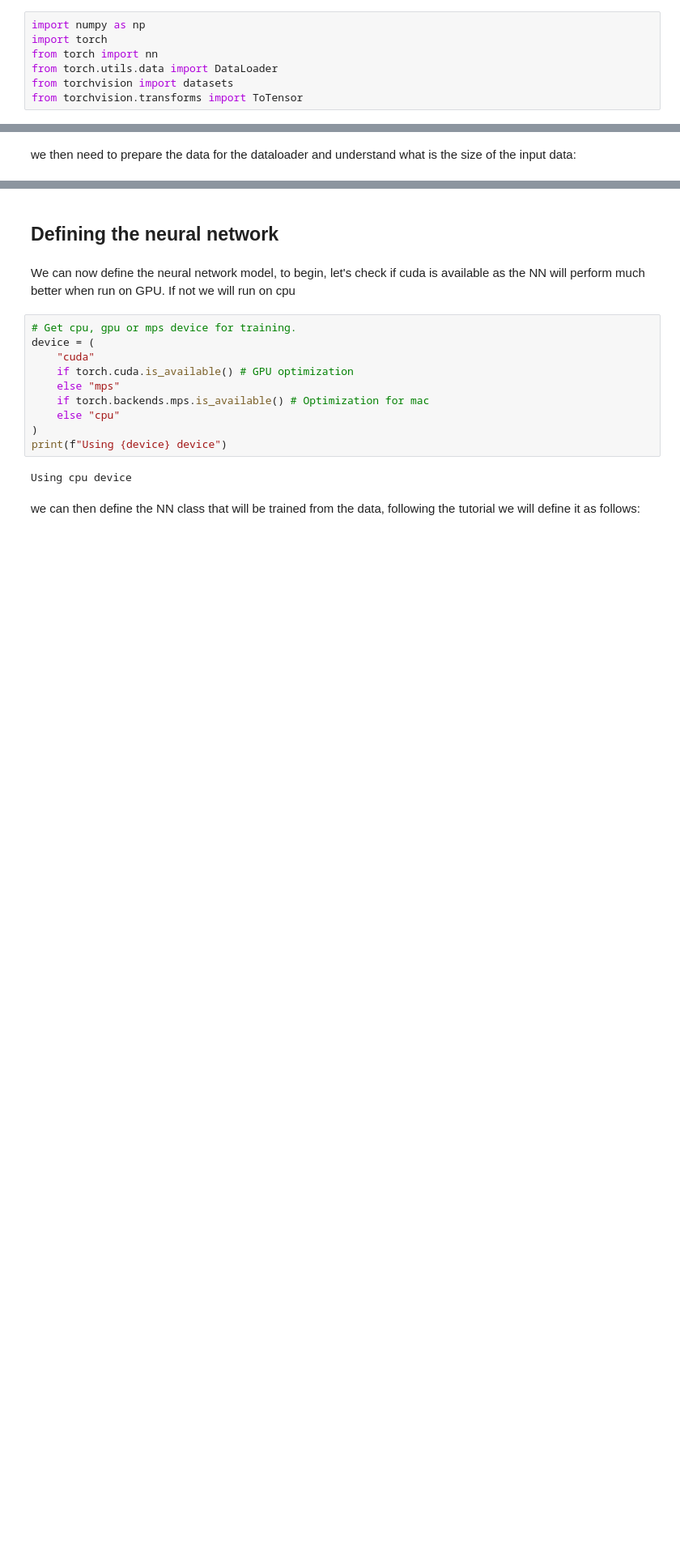
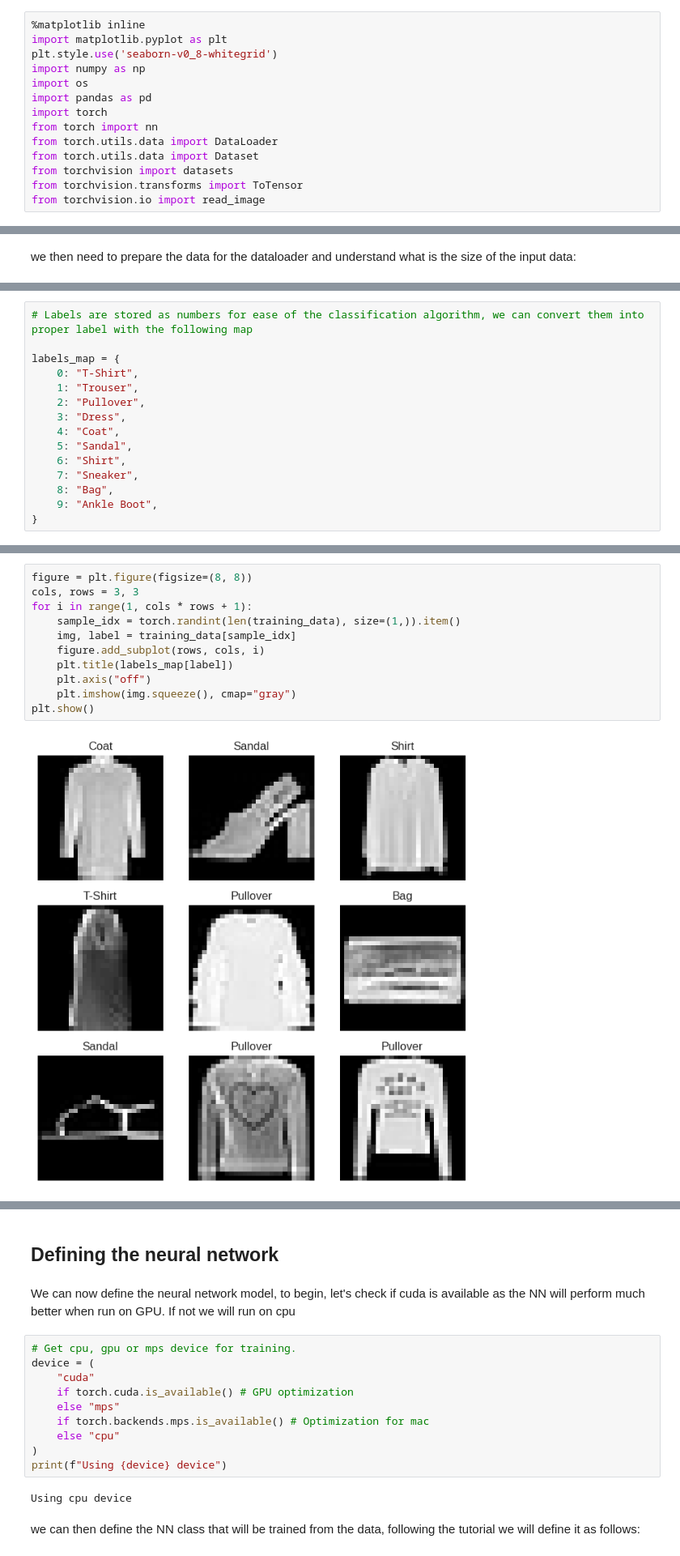
Before and after one commit to KuZa91/Python_modules_in_a_Nutshell, a Jupyter notebook: Pytorch_in_a_nutshell.ipynb, the cells around one changed output, grey strips where cells are left out. Shown at 81% size. Drawn from its saved outputs; the diff is of its cells as text; blank space fills up the shorter version.

Commit message:
Finished the notebook on PyTorch

```diff
--- a/Pytorch_in_a_nutshell.ipynb
+++ b/Pytorch_in_a_nutshell.ipynb
@@ -15,9 +16,16 @@ Solving environment: done
 # %% [markdown]
 we can then test the modules are correctly installed by importing them
 # %%
+%matplotlib inline
+import matplotlib.pyplot as plt
+plt.style.use('seaborn-v0_8-whitegrid')
 import numpy as np
+import os
+import pandas as pd
 import torch
 from torch import nn
 from torch.utils.data import DataLoader
+from torch.utils.data import Dataset
 from torchvision import datasets
 from torchvision.transforms import ToTensor
+from torchvision.io import read_image
@@ -75,0 +276,15 @@ Shape of y: torch.Size([64]) torch.int64
+# %%
+# Labels are stored as numbers for ease of the classification algorithm, we can convert them into proper label with the following map
+
+labels_map = {
+    0: "T-Shirt",
+    1: "Trouser",
+    2: "Pullover",
+    3: "Dress",
+    4: "Coat",
+    5: "Sandal",
+    6: "Shirt",
+    7: "Sneaker",
+    8: "Bag",
+    9: "Ankle Boot",
+}
@@ -75,0 +293,13 @@ Shape of y: torch.Size([64]) torch.int64
+# %%
+figure = plt.figure(figsize=(8, 8))
+cols, rows = 3, 3
+for i in range(1, cols * rows + 1):
+    sample_idx = torch.randint(len(training_data), size=(1,)).item()
+    img, label = training_data[sample_idx]
+    figure.add_subplot(rows, cols, i)
+    plt.title(labels_map[label])
+    plt.axis("off")
+    plt.imshow(img.squeeze(), cmap="gray")
+plt.show()
+# %% [output]
+[figure, added]
```
Also changed, not shown: parts of 65 cells of this notebook.
